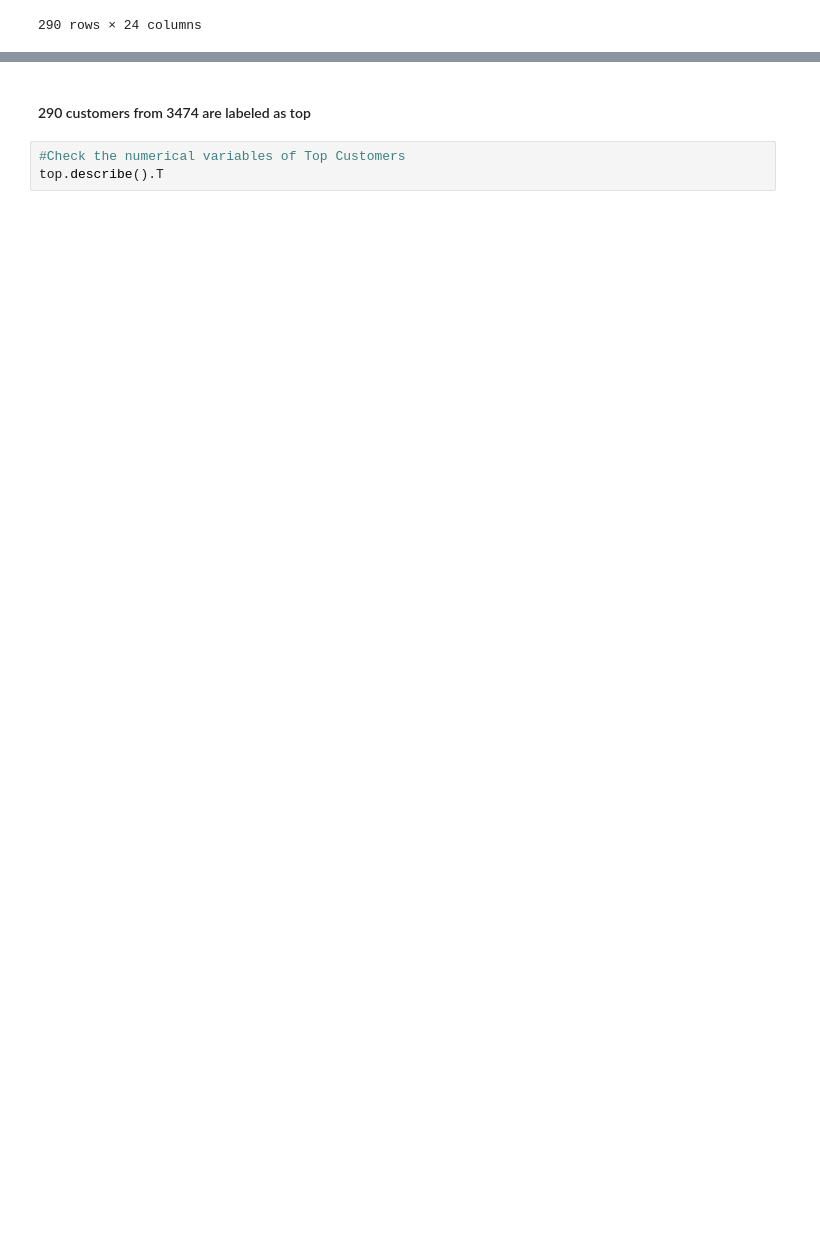
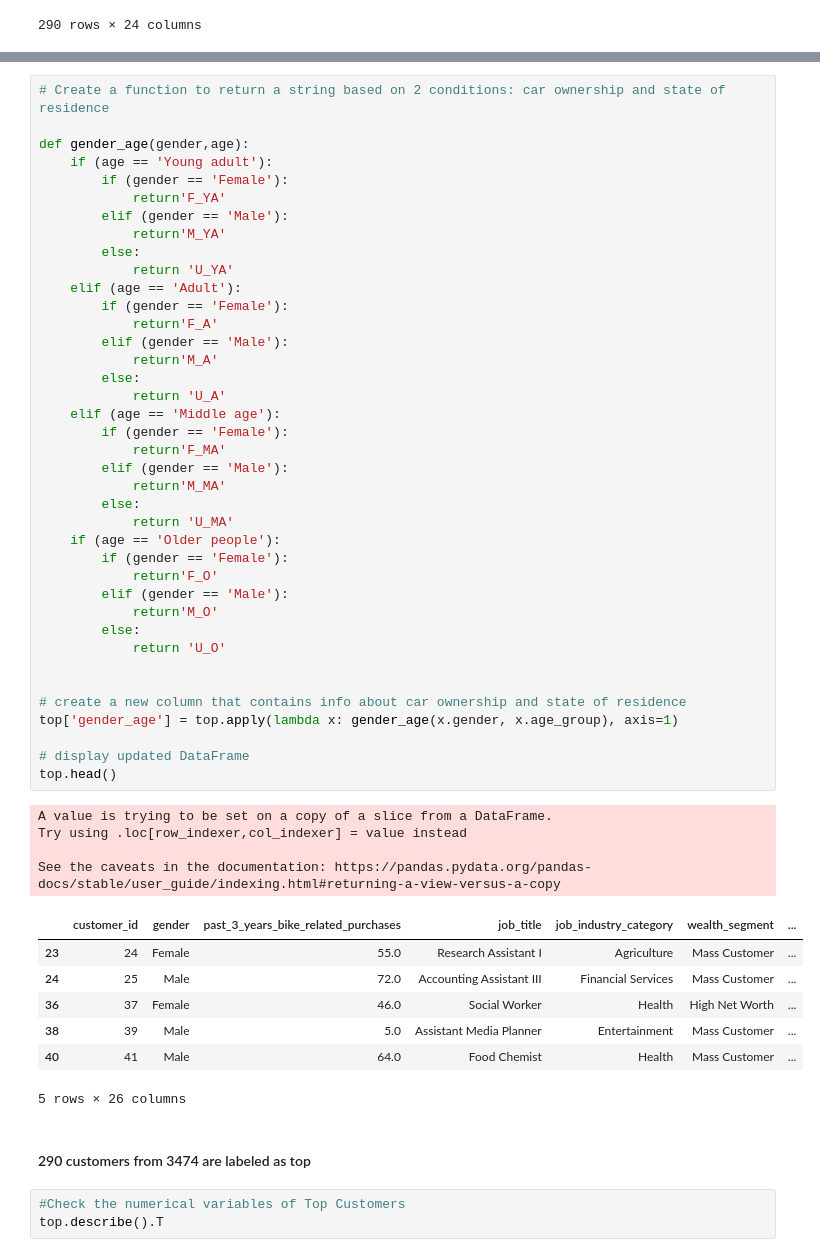
Before and after one commit to npradaschnor/KPMG-Virtual-Internship, a Jupyter notebook: KPMG_virtual_internship.ipynb, the cells around one changed output, grey strips where cells are left out. Saved outputs shown, nothing was run; the diff lists cells and outputs as text; blank space fills up the shorter version.

```diff
--- a/KPMG_virtual_internship.ipynb
+++ b/KPMG_virtual_internship.ipynb
@@ -2488,3 +2525,54 @@ top
+# %%
+# Create a function to return a string based on 2 conditions: car ownership and state of residence
+
+def gender_age(gender,age):
+    if (age == 'Young adult'):
+        if (gender == 'Female'):
+            return'F_YA'
+        elif (gender == 'Male'):
+            return'M_YA'
+        else:
+            return 'U_YA'
+    elif (age == 'Adult'):
+        if (gender == 'Female'):
+            return'F_A'
+        elif (gender == 'Male'):
+            return'M_A'
+        else:
+            return 'U_A'
+    elif (age == 'Middle age'):
+        if (gender == 'Female'):
+            return'F_MA'
+        elif (gender == 'Male'):
+            return'M_MA'
+        else:
+            return 'U_MA'
+    if (age == 'Older people'):
+        if (gender == 'Female'):
+            return'F_O'
+        elif (gender == 'Male'):
+            return'M_O'
+        else:
+            return 'U_O'
+
+
+# create a new column that contains info about car ownership and state of residence
+top['gender_age'] = top.apply(lambda x: gender_age(x.gender, x.age_group), axis=1)
+
+# display updated DataFrame
+top.head()
+# %% [output]
+A value is trying to be set on a copy of a slice from a DataFrame.
+Try using .loc[row_indexer,col_indexer] = value instead
+
+See the caveats in the documentation: https://pandas.pydata.org/pandas-docs/stable/user_guide/indexing.html#returning-a-view-versus-a-copy
+|  | customer_id | gender | past_3_years_bike_related_purchases | job_title | job_industry_category | wealth_segment | ... |
+| 23 | 24 | Female | 55.0 | Research Assistant I | Agriculture | Mass Customer | ... |
+| 24 | 25 | Male | 72.0 | Accounting Assistant III | Financial Services | Mass Customer | ... |
+| 36 | 37 | Female | 46.0 | Social Worker | Health | High Net Worth | ... |
+| 38 | 39 | Male | 5.0 | Assistant Media Planner | Entertainment | Mass Customer | ... |
+| 40 | 41 | Male | 64.0 | Food Chemist | Health | Mass Customer | ... |
+5 rows × 26 columns
 # %% [markdown]
 #### 290 customers from 3474 are labeled as top
 # %%
```
Also changed, not shown: parts of 7 cells of this notebook.
